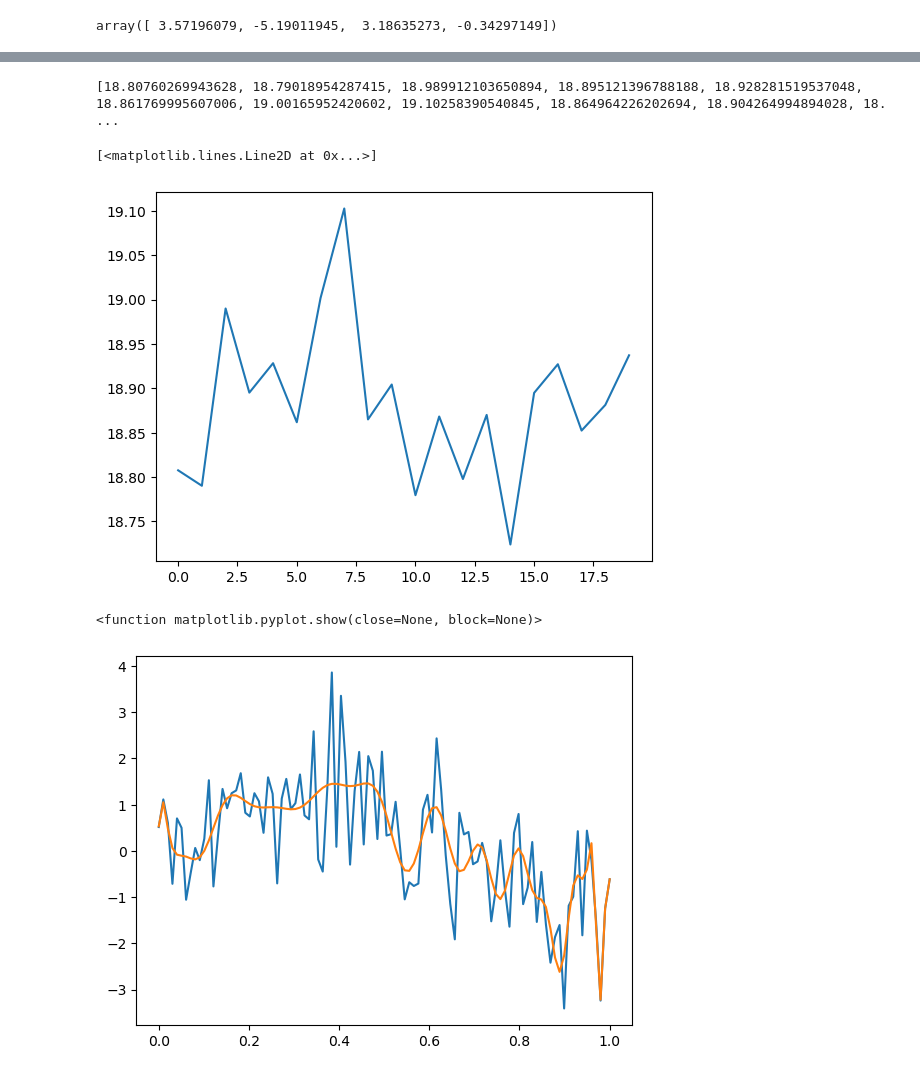
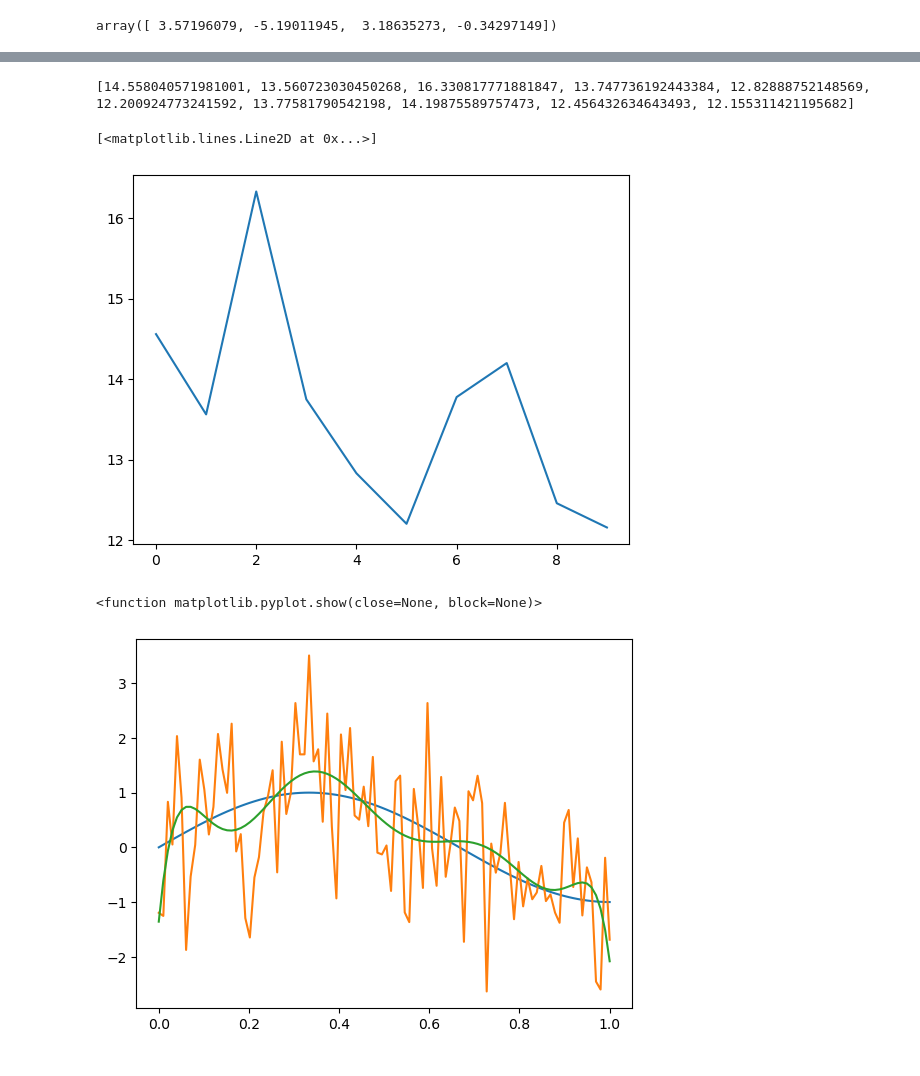
Before and after one commit to data-stepper/latex-university-shit, a Jupyter notebook: Abgaben/Stochastic ML/polynomial_regression.ipynb, the cells around one changed output, grey strips where cells are left out. Drawn from its saved outputs; the diff is of its cells as text; code cells hidden in the pictures.

```diff
--- a/Abgaben/Stochastic ML/polynomial_regression.ipynb
+++ b/Abgaben/Stochastic ML/polynomial_regression.ipynb
@@ -85,17 +156,15 @@ def calculate_aic(y: np.ndarray, y_hat: np.ndarray, k: int) -> float:
 # %%
-y_true = f_a(x) + make_eps()
-
-y_pred = np.polyval(beta, x)
-
 mbics = []
 
-for p in np.arange(0, 20, 1):
+for p in range(10):
     bics = []
 
-    for _ in range(10000):
-        y_true = f_a(x) + make_eps()
-        beta = fit_polynomial(x, y_true, p)
-        bic = calculate_bic(y_true, y_pred, 1)
+    for _ in range(100):
+        y_true = f_a(x)
+        y_observed = y_true + make_eps()
+
+        beta = fit_polynomial(x, y_observed, p)
+        bic = calculate_bic(y_observed, y_pred, 1)
 
         bics.append(bic)
 
@@ -104,15 +173,16 @@ for p in np.arange(0, 20, 1):
 print(mbics)
 plt.plot(mbics)
 # %% [output]
-[18.80760269943628, 18.79018954287415, 18.989912103650894, 18.895121396788188, 18.928281519537048, 18.861769995607006, 19.00165952420602, 19.10258390540845, 18.864964226202694, 18.904264994894028, 18. ...
+[14.558040571981001, 13.560723030450268, 16.330817771881847, 13.747736192443384, 12.82888752148569, 12.200924773241592, 13.77581790542198, 14.19875589757473, 12.456432634643493, 12.155311421195682]
 [<matplotlib.lines.Line2D at 0x...>]
-[figure, old version]
+[figure, new version]
 # %%
 y_pred = np.polyval(beta, x)
 
 plt.plot(x, y_true, label='true')
+plt.plot(x, y_observed, label='observed')
 plt.plot(x, y_pred, label='pred')
 plt.show
 # %% [output]
 <function matplotlib.pyplot.show(close=None, block=None)>
-[figure, old version]
+[figure, new version]
```
Also changed, not shown: parts of 5 cells of this notebook.
